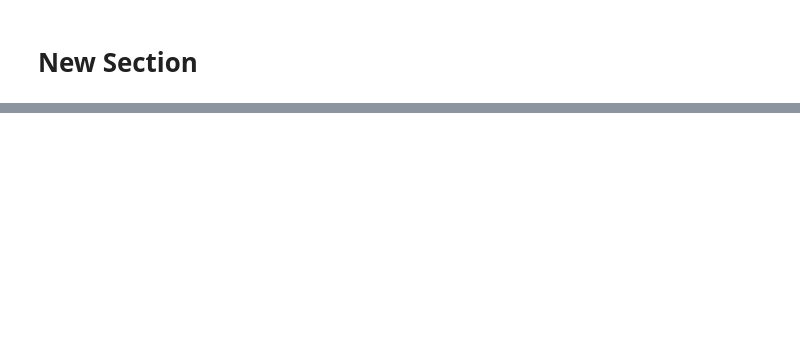
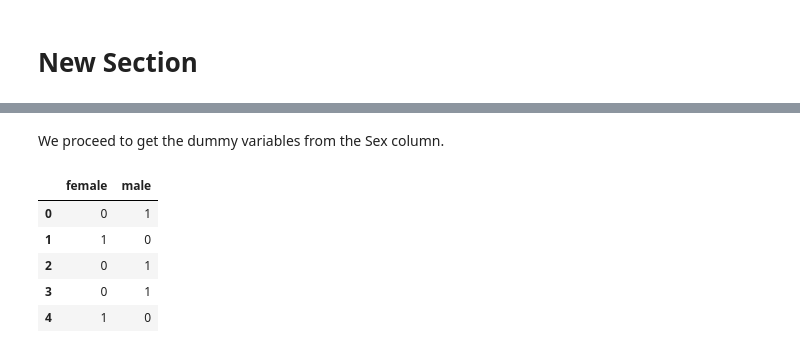
Before and after one commit to clearf29/Titanic-Practice, a Jupyter notebook: Titanic.ipynb, the cells around one changed output, grey strips where cells are left out. Cells and saved outputs as stored; diff of their text form; code cells hidden in the pictures; blank space fills up the shorter version.

```diff
--- a/Titanic.ipynb
+++ b/Titanic.ipynb
@@ -34,0 +39,12 @@ df
+# %% [markdown]
+We proceed to get the dummy variables from the Sex column.
+# %%
+dummies = pd.get_dummies(X.Sex)
+dummies.head()
+# %% [output]
+|  | female | male |
+| 0 | 0 | 1 |
+| 1 | 1 | 0 |
+| 2 | 0 | 1 |
+| 3 | 0 | 1 |
+| 4 | 1 | 0 |
```
Also changed, not shown: parts of 10 cells of this notebook.
